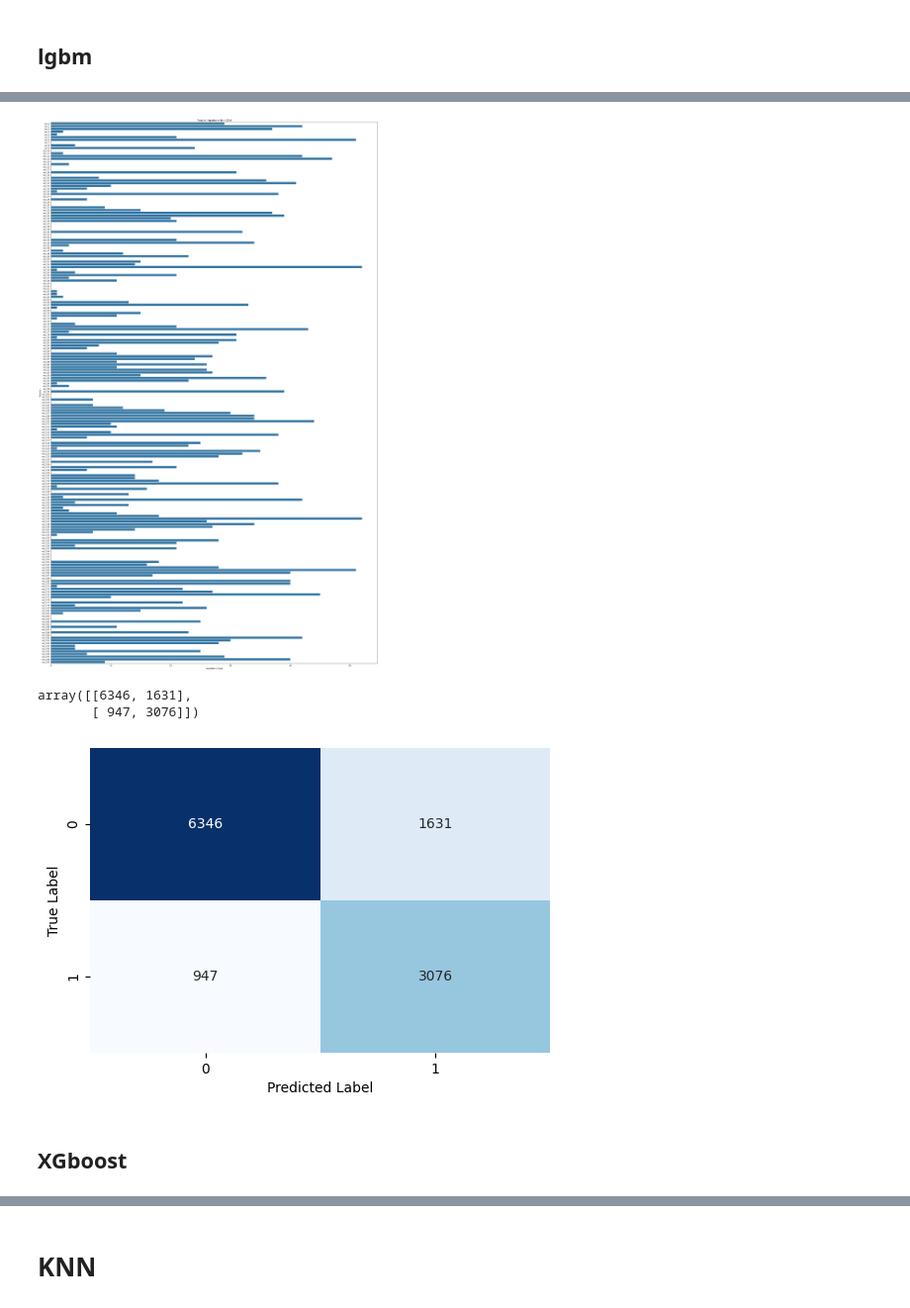
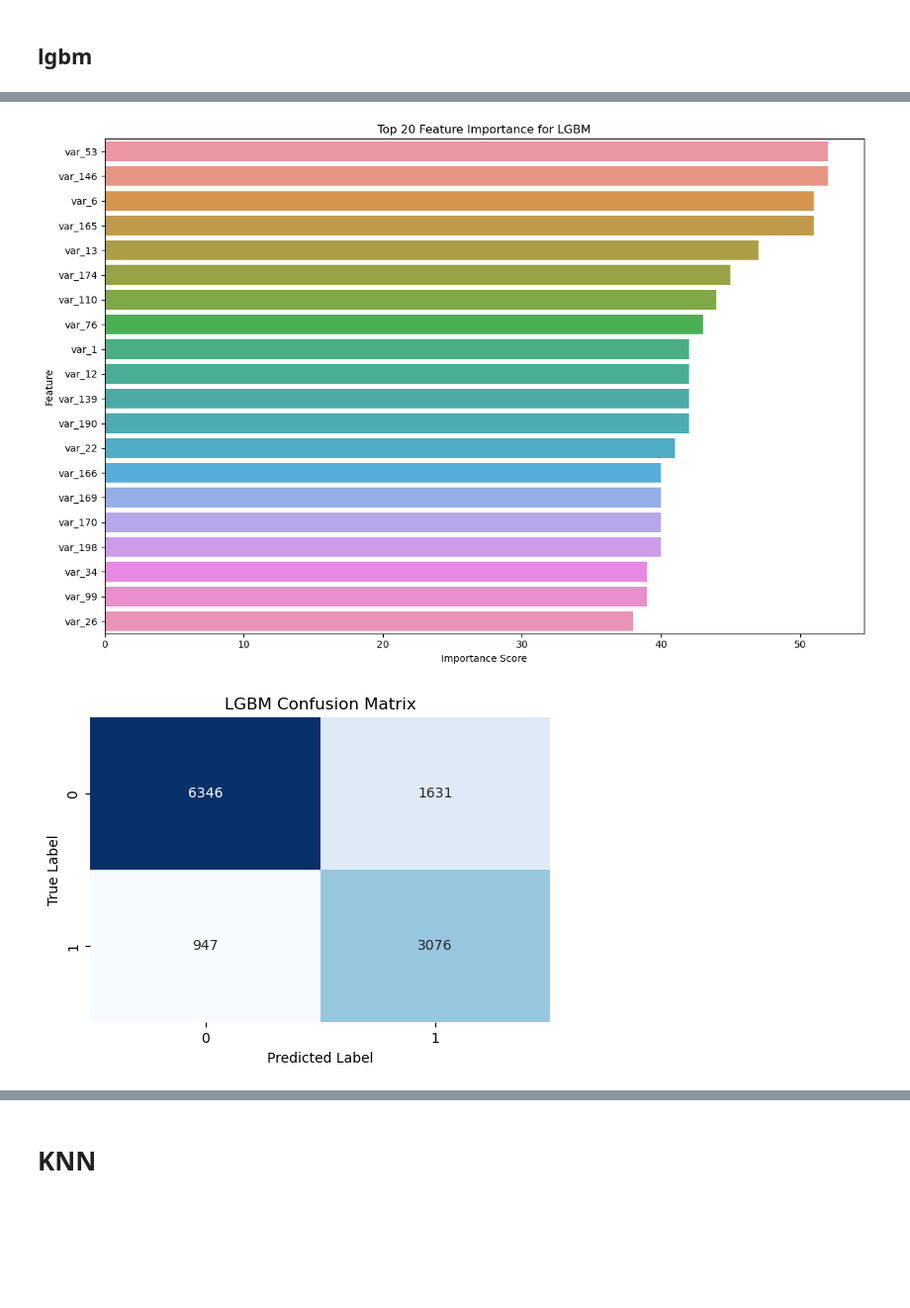
Before and after one commit to azizabousam1/Housing-Market-Analysis, a Jupyter notebook: customer-transaction-prediction.ipynb, the cells around one changed output, grey strips where cells are left out. Shown at 99% size. Drawn from its saved outputs; the diff is of its cells as text; code cells hidden in the pictures; blank space fills up the shorter version.

Commit message:
added kfolds, cat boost, naive bayes and some graphs

```diff
--- a/customer-transaction-prediction.ipynb
+++ b/customer-transaction-prediction.ipynb
@@ -31,7 +39,7 @@ from collections import Counter
 # %% [markdown]
 ## Load Data
 # %%
-data = pd.read_csv("data/train.csv", index_col=0, low_memory=False)
+data = pd.read_csv("train.csv", index_col=0, low_memory=False)
 data
 # %% [output]
 |  | target | var_0 | var_1 | var_2 | var_3 | var_4 | var_5 | var_6 | var_7 | var_8 | ... | ... |
@@ -304,0 +640,16 @@ weighted avg       0.74      0.74      0.70     12000
+# %%
+#test set
+start_time = time.time()
+xgb.fit(X_train_resampled, y_train_resampled)
+end_time = time.time()
+training_time = end_time - start_time
+
+y_pred_xgb = xgb.predict(X_test)
+y_pred_proba_xgb = xgb.predict_proba(X_test)[:, 1]
+
+print("\n XGBoot Test:")
+print(f"Training Time: {training_time:.2f} seconds")
+print(f"Accuracy: {accuracy_score(y_test, y_pred_xgb):.4f}")
+print(f"ROC AUC: {roc_auc_score(y_test, y_pred_proba_xgb):.4f}")
+print("Classification Report:")
+print(classification_report(y_test, y_pred_xgb))
@@ -364,29 +811,22 @@ array([29, 42, 37,  2,  1, 21, 51,  0,  4, 24,  0,  2, 42, 47,  0,  3,  0,
 # %%
-#sort features in descending order to get the most important features at the top
 feat_importances = pd.Series(lgbm.feature_importances_, index=feat_col)
-plt.figure(figsize=(30, 50))
-sns.barplot(x=feat_importances.values, y=feat_importances.index)
+top_20_features = feat_importances.nlargest(20)
+plt.figure(figsize=(12, 8))
+sns.barplot(x=top_20_features.values, y=top_20_features.index)
 plt.xlabel('Importance Score')
 plt.ylabel('Feature')
-plt.title('Feature Importance for LGBM')
-
+plt.title('Top 20 Feature Importance for LGBM')
+plt.tight_layout()
 plt.show()
 # %% [output]
-[figure, old version]
+[figure, new version]
-# %%
-#confusion matrix for lgbm
-conf_matrix = confusion_matrix(y_test, y_pred_lgbm)
-conf_matrix
-# %% [output]
-array([[6346, 1631],
-       [ 947, 3076]])
 # %%
+conf_matrix = confusion_matrix(y_test, y_pred_lgbm)
 plt.figure(figsize=(6, 4))
 sns.heatmap(conf_matrix, annot=True, fmt='d', cmap='Blues', cbar=False)
+plt.title('LGBM Confusion Matrix')
 plt.xlabel('Predicted Label')
 plt.ylabel('True Label')
 plt.show()
 # %% [output]
-[figure, old version]
+[figure, new version]
-# %% [markdown]
-## XGboost
```
Also changed, not shown: parts of 40 cells of this notebook, 6 other files.
